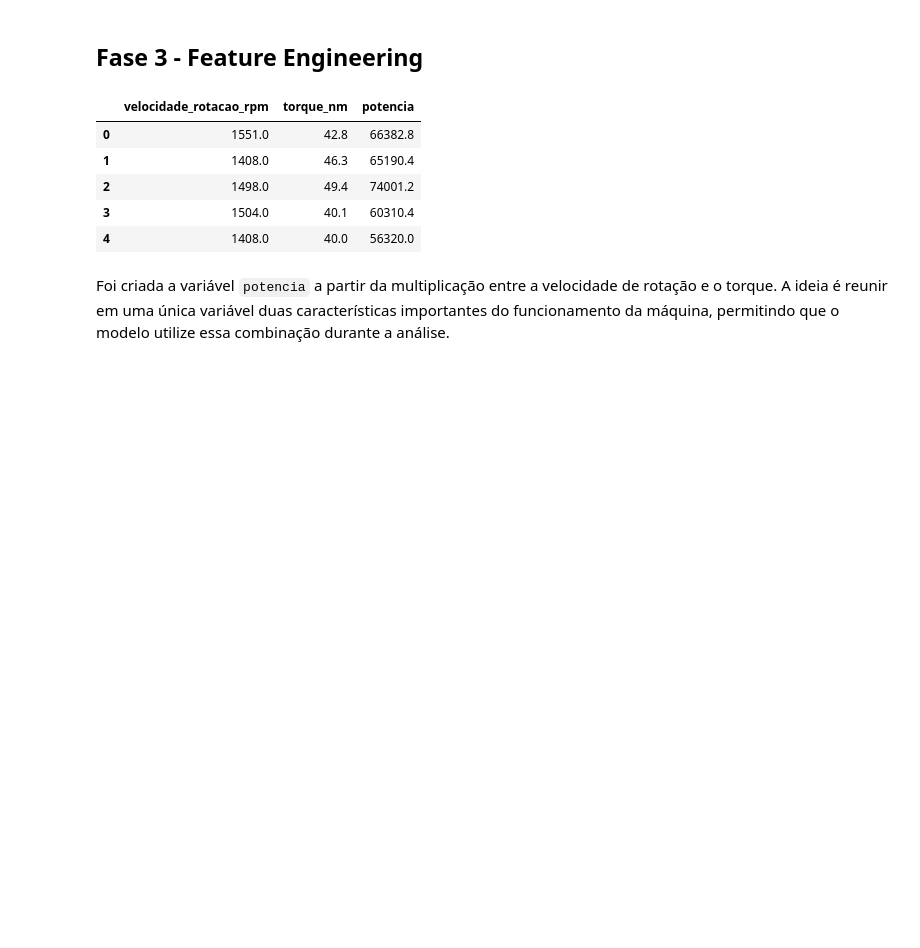
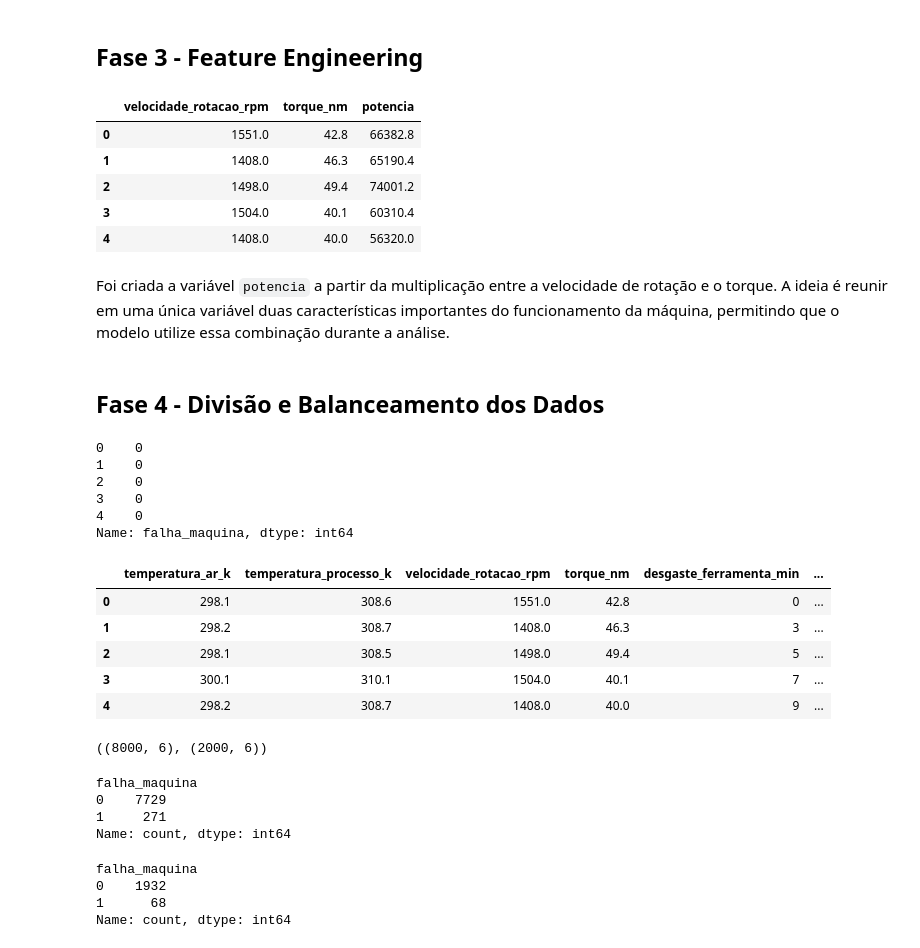
Before and after one commit to paulaserra/manutencao-preditiva-ia, a Jupyter notebook: notebooks/01_analise_exploratoria.ipynb, the cells around one changed output. Cells and saved outputs as stored; diff of their text form; code cells hidden in the pictures; blank space fills up the shorter version.

Commit message:
feat: divide e balanceia dados de treino

```diff
--- a/notebooks/01_analise_exploratoria.ipynb
+++ b/notebooks/01_analise_exploratoria.ipynb
@@ -201,3 +201,5 @@ df[["velocidade_rotacao_rpm", "torque_nm", "potencia"]].head()
 | 4 | 1408.0 | 40.0 | 56320.0 |
 # %% [markdown]
 Foi criada a variável `potencia` a partir da multiplicação entre a velocidade de rotação e o torque. A ideia é reunir em uma única variável duas características importantes do funcionamento da máquina, permitindo que o modelo utilize essa combinação durante a análise.
+# %% [markdown]
+## Fase 4 - Divisão e Balanceamento dos Dados
@@ -203,0 +208,27 @@ Foi criada a variável `potencia` a partir da multiplicação entre a velocidade
+# %%
+y.head()
+# %% [output]
+0    0
+1    0
+2    0
+3    0
+4    0
+Name: falha_maquina, dtype: int64
+# %%
+X = df[[
+    "temperatura_ar_k",
+    "temperatura_processo_k",
+    "velocidade_rotacao_rpm",
+    "torque_nm",
+    "desgaste_ferramenta_min",
+    "potencia"
+]]
+# %%
+X.head()
+# %% [output]
+|  | temperatura_ar_k | temperatura_processo_k | velocidade_rotacao_rpm | torque_nm | desgaste_ferramenta_min | ... |
+| 0 | 298.1 | 308.6 | 1551.0 | 42.8 | 0 | ... |
+| 1 | 298.2 | 308.7 | 1408.0 | 46.3 | 3 | ... |
+| 2 | 298.1 | 308.5 | 1498.0 | 49.4 | 5 | ... |
+| 3 | 300.1 | 310.1 | 1504.0 | 40.1 | 7 | ... |
+| 4 | 298.2 | 308.7 | 1408.0 | 40.0 | 9 | ... |
@@ -203,0 +245,18 @@ Foi criada a variável `potencia` a partir da multiplicação entre a velocidade
+# %%
+X_train.shape, X_test.shape
+# %% [output]
+((8000, 6), (2000, 6))
+# %%
+y_train.value_counts()
+# %% [output]
+falha_maquina
+0    7729
+1     271
+Name: count, dtype: int64
+# %%
+y_test.value_counts()
+# %% [output]
+falha_maquina
+0    1932
+1      68
+Name: count, dtype: int64
```
Also changed, not shown: parts of 7 cells of this notebook.
